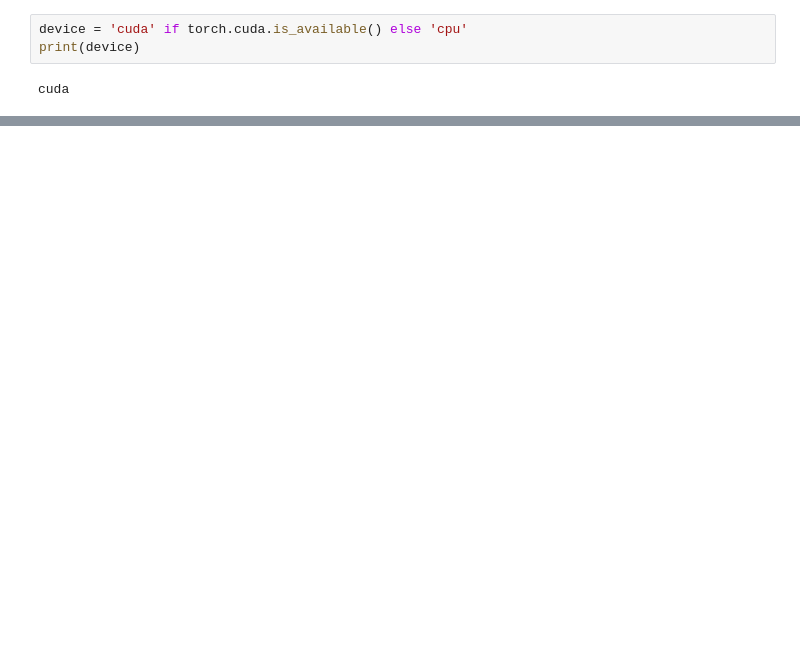
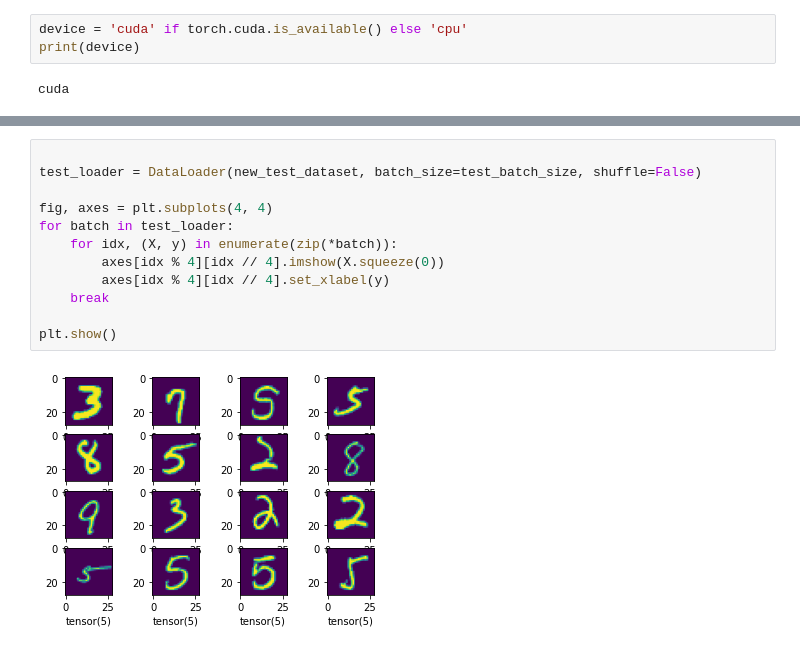
Before and after one commit to leeh8911/deeplearning_excercise, a Jupyter notebook: imbalance_problem.ipynb, the cells around one changed output, grey strips where cells are left out. Drawn from its saved outputs; the diff is of its cells as text; blank space fills up the shorter version.

```diff
--- a/imbalance_problem.ipynb
+++ b/imbalance_problem.ipynb
@@ -129,0 +147,14 @@ train_loader = torch.utils.data.DataLoader(train_datasets, transform=transform,
+# %%
+
+test_loader = DataLoader(new_test_dataset, batch_size=test_batch_size, shuffle=False)
+
+fig, axes = plt.subplots(4, 4)
+for batch in test_loader:
+    for idx, (X, y) in enumerate(zip(*batch)):
+        axes[idx % 4][idx // 4].imshow(X.squeeze(0))
+        axes[idx % 4][idx // 4].set_xlabel(y)
+    break
+
+plt.show()
+# %% [output]
+[figure, added]
```
Also changed, not shown: parts of 12 cells of this notebook, 2 other files.
